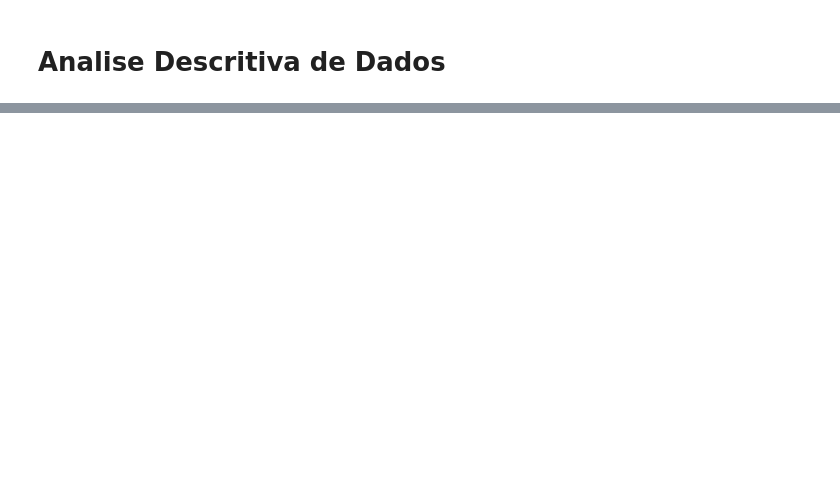
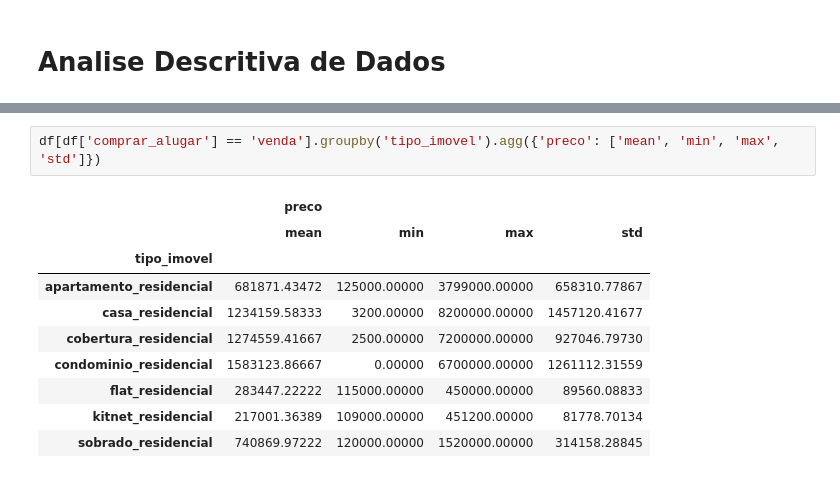
Before and after one commit to gustavo-moretto/WebScrapping_ImoveisCuritiba, a Jupyter notebook: imoveis_curitiba_v2.ipynb, the cells around one changed output, grey strips where cells are left out. Cells and saved outputs as stored; diff of their text form; blank space fills up the shorter version.

```diff
--- a/imoveis_curitiba_v2.ipynb
+++ b/imoveis_curitiba_v2.ipynb
@@ -362,0 +436,13 @@ df.describe(include='all')
+# %%
+df[df['comprar_alugar'] == 'venda'].groupby('tipo_imovel').agg({'preco': ['mean', 'min', 'max', 'std']})
+# %% [output]
+|  | preco |  |  |  |
+|  | mean | min | max | std |
+| tipo_imovel |  |  |  |  |
+| apartamento_residencial | 681871.43472 | 125000.00000 | 3799000.00000 | 658310.77867 |
+| casa_residencial | 1234159.58333 | 3200.00000 | 8200000.00000 | 1457120.41677 |
+| cobertura_residencial | 1274559.41667 | 2500.00000 | 7200000.00000 | 927046.79730 |
+| condominio_residencial | 1583123.86667 | 0.00000 | 6700000.00000 | 1261112.31559 |
+| flat_residencial | 283447.22222 | 115000.00000 | 450000.00000 | 89560.08833 |
+| kitnet_residencial | 217001.36389 | 109000.00000 | 451200.00000 | 81778.70134 |
+| sobrado_residencial | 740869.97222 | 120000.00000 | 1520000.00000 | 314158.28845 |
```
Also changed, not shown: parts of 8 cells of this notebook.
